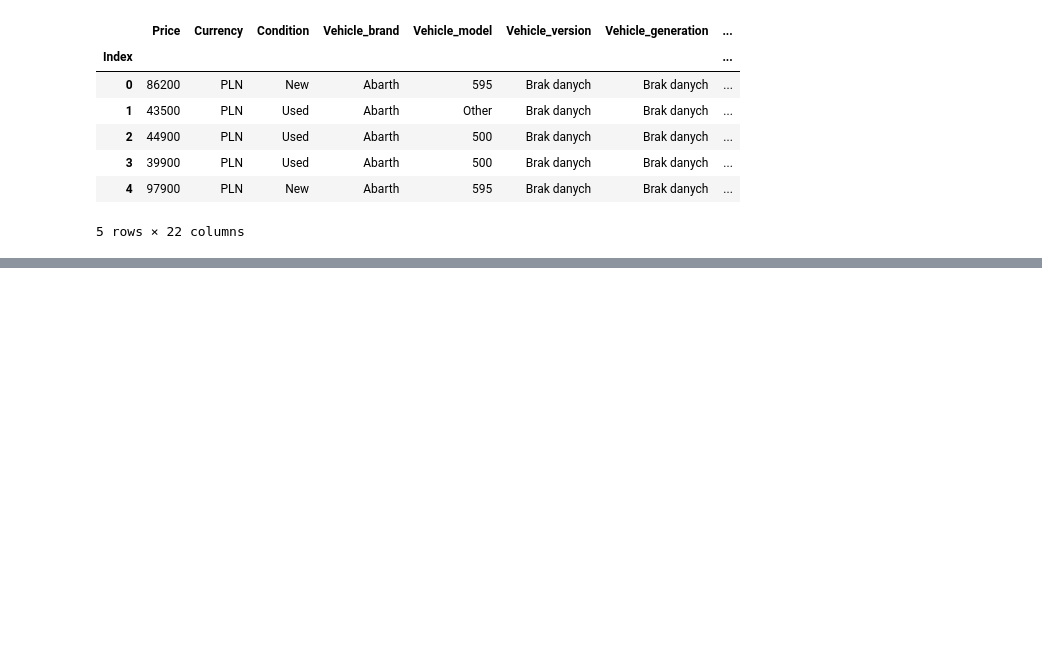
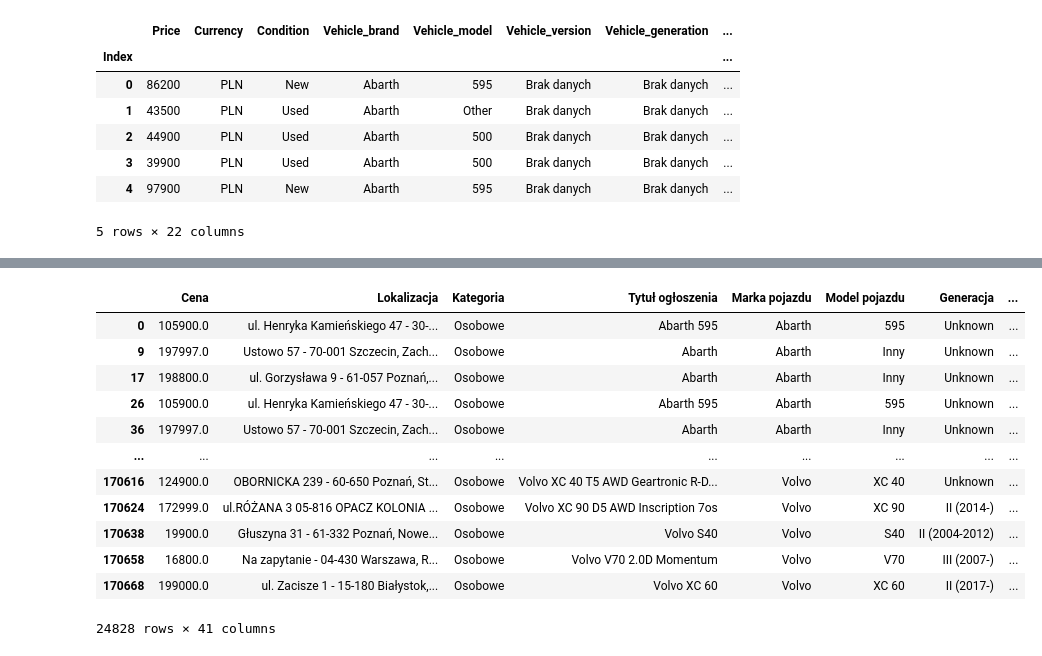
Before and after one commit to KacperChmura1/Engineer-s, a Jupyter notebook: DataIntegration.ipynb, the cells around one changed output, grey strips where cells are left out. Cells and saved outputs as stored; diff of their text form; code cells hidden in the pictures; blank space fills up the shorter version.

Commit message:
Extracting the name of the province from the location column

```diff
--- a/DataIntegration.ipynb
+++ b/DataIntegration.ipynb
@@ -38,0 +54,10 @@ df3.head()
+# %%
+def wyciagnij_wojewodztwo(tekst):
+    for wojewodztwo in wojewodztwa:
+        if wojewodztwo.lower() in tekst.lower():
+            return wojewodztwo.capitalize()
+    return "Nie znaleziono"
+# %%
+
+# Tworzenie nowej kolumny w DataFrame
+df2['Wojewodztwo'] = df2['Lokalizacja'].apply(wyciagnij_wojewodztwo)
@@ -38,0 +102,16 @@ df3.head()
+# %%
+df2[df2["Wojewodztwo"] == "Nie znaleziono"]
+# %% [output]
+|  | Cena | Lokalizacja | Kategoria | Tytuł ogłoszenia | Marka pojazdu | Model pojazdu | Generacja | ... |
+| 0 | 105900.0 | ul. Henryka Kamieńskiego 47 - 30-... | Osobowe | Abarth 595 | Abarth | 595 | Unknown | ... |
+| 9 | 197997.0 | Ustowo 57 - 70-001 Szczecin, Zach... | Osobowe | Abarth | Abarth | Inny | Unknown | ... |
+| 17 | 198800.0 | ul. Gorzysława 9 - 61-057 Poznań,... | Osobowe | Abarth | Abarth | Inny | Unknown | ... |
+| 26 | 105900.0 | ul. Henryka Kamieńskiego 47 - 30-... | Osobowe | Abarth 595 | Abarth | 595 | Unknown | ... |
+| 36 | 197997.0 | Ustowo 57 - 70-001 Szczecin, Zach... | Osobowe | Abarth | Abarth | Inny | Unknown | ... |
+| ... | ... | ... | ... | ... | ... | ... | ... | ... |
+| 170616 | 124900.0 | OBORNICKA 239 - 60-650 Poznań, St... | Osobowe | Volvo XC 40 T5 AWD Geartronic R-D... | Volvo | XC 40 | Unknown | ... |
+| 170624 | 172999.0 | ul.RÓŻANA 3 05-816 OPACZ KOLONIA ... | Osobowe | Volvo XC 90 D5 AWD Inscription 7os | Volvo | XC 90 | II (2014-) | ... |
+| 170638 | 19900.0 | Głuszyna 31 - 61-332 Poznań, Nowe... | Osobowe | Volvo S40 | Volvo | S40 | II (2004-2012) | ... |
+| 170658 | 16800.0 | Na zapytanie - 04-430 Warszawa, R... | Osobowe | Volvo V70 2.0D Momentum | Volvo | V70 | III (2007-) | ... |
+| 170668 | 199000.0 | ul. Zacisze 1 - 15-180 Białystok,... | Osobowe | Volvo XC 60 | Volvo | XC 60 | II (2017-) | ... |
+24828 rows × 41 columns
```
Also changed, not shown: parts of 5 cells of this notebook.
